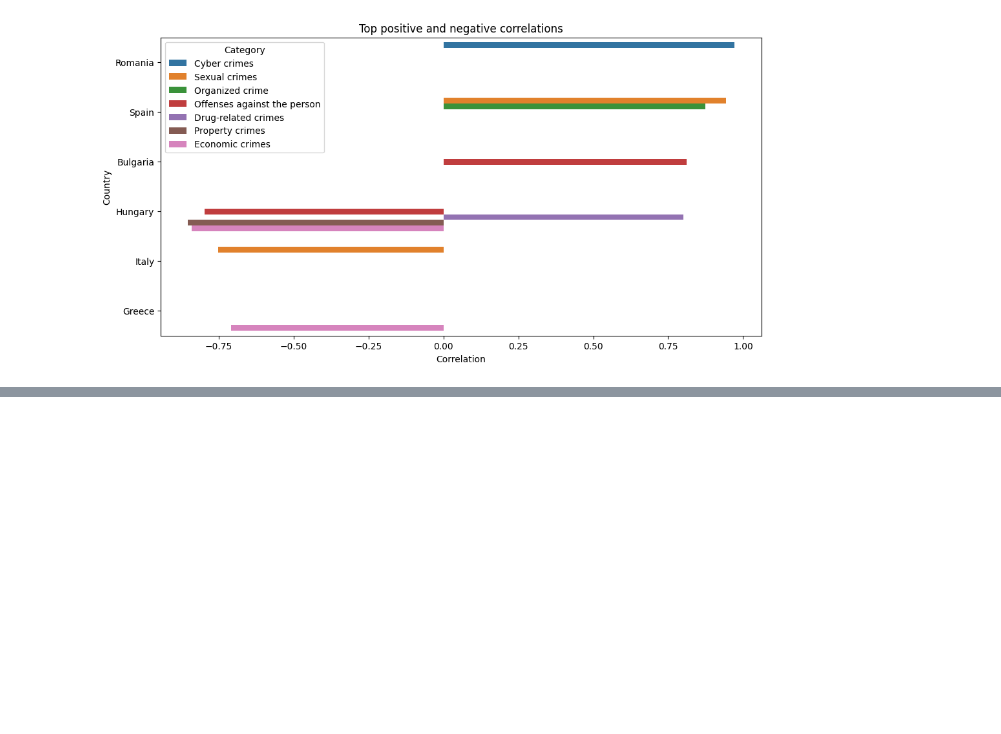
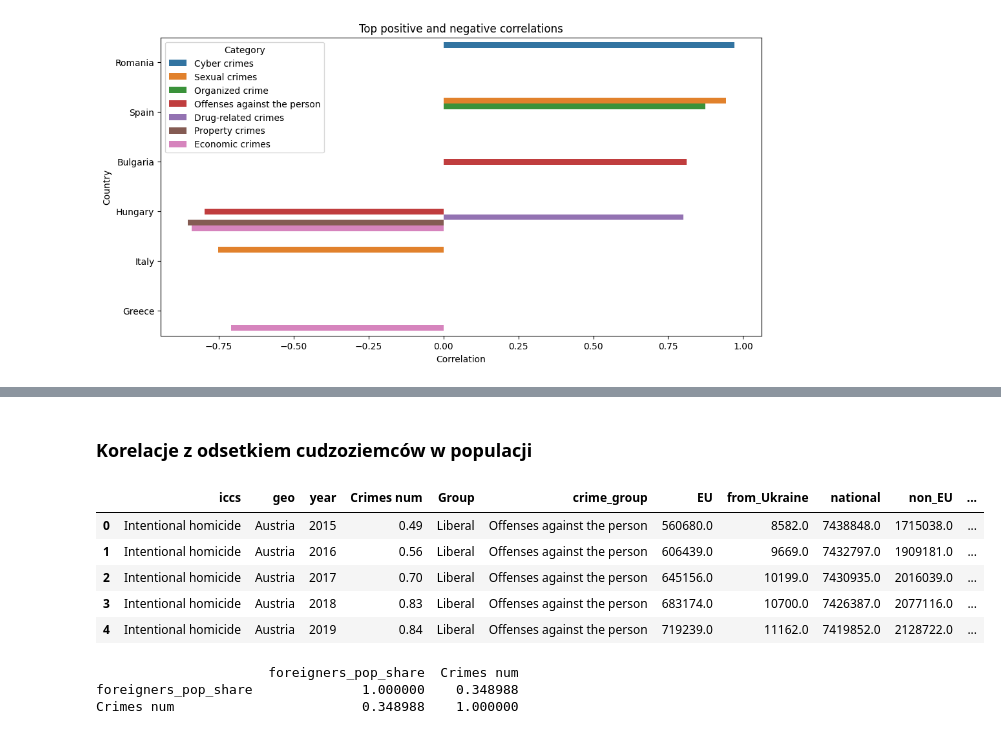
Before and after one commit to natix-x/Data-mining-in-Migration-Analysis, a Jupyter notebook: data_analysis/crimes_analysis.ipynb, the cells around one changed output, grey strips where cells are left out. Drawn from its saved outputs; the diff is of its cells as text; code cells hidden in the pictures; blank space fills up the shorter version.

```diff
--- a/data_analysis/crimes_analysis.ipynb
+++ b/data_analysis/crimes_analysis.ipynb
@@ -120,3 +122,26 @@ fig = px.imshow(
         text_auto=True
     )
 fig.show()
+# %%
+crimes_df['Group'] = crimes_df['geo'].apply(
+    lambda x: 'Liberal' if x in liberal else ('Conservative' if x in conservs else 'Other')
+)
+
+grouped = crimes_df[crimes_df['Group'] != 'Other'].groupby(['year', 'Group'])['Crimes num'].mean().reset_index()
+
+fig = px.line(
+    grouped,
+    x='year',
+    y='Crimes num',
+    color='Group',
+    title='Average Total Crimes per Year by Political Group',
+    labels={
+        'year': 'Year',
+        'Total Crimes': 'Avg Total Crimes per 100,000 Population',
+        'Group': 'Political Group'
+    },
+    width=1000,
+    height=500,
+    markers=True
+)
+fig.show()
@@ -553,0 +806,2 @@ plot_time_series_plotly(merged, 'Spain', 'Sexual crimes')
+# %% [markdown]
+### Korelacje z odsetkiem cudzoziemców w populacji
@@ -553,0 +813,24 @@ plot_time_series_plotly(merged, 'Spain', 'Sexual crimes')
+# %%
+merged.head()
+# %% [output]
+|  | iccs | geo | year | Crimes num | Group | crime_group | EU | from_Ukraine | national | non_EU | ... |
+| 0 | Intentional homicide | Austria | 2015 | 0.49 | Liberal | Offenses against the person | 560680.0 | 8582.0 | 7438848.0 | 1715038.0 | ... |
+| 1 | Intentional homicide | Austria | 2016 | 0.56 | Liberal | Offenses against the person | 606439.0 | 9669.0 | 7432797.0 | 1909181.0 | ... |
+| 2 | Intentional homicide | Austria | 2017 | 0.70 | Liberal | Offenses against the person | 645156.0 | 10199.0 | 7430935.0 | 2016039.0 | ... |
+| 3 | Intentional homicide | Austria | 2018 | 0.83 | Liberal | Offenses against the person | 683174.0 | 10700.0 | 7426387.0 | 2077116.0 | ... |
+| 4 | Intentional homicide | Austria | 2019 | 0.84 | Liberal | Offenses against the person | 719239.0 | 11162.0 | 7419852.0 | 2128722.0 | ... |
+# %%
+sum_df = merged.groupby(['geo', 'year', 'foreigners_pop_share']).agg({
+    'Crimes num': 'sum'
+}).reset_index()
+
+
+sum_df.head()
+
+corr =  sum_df[['foreigners_pop_share', 'Crimes num']].corr()
+
+print(corr)
+# %% [output]
+                      foreigners_pop_share  Crimes num
+foreigners_pop_share              1.000000    0.348988
+Crimes num                        0.348988    1.000000
```
Also changed, not shown: parts of 37 cells of this notebook, 1 other file.
